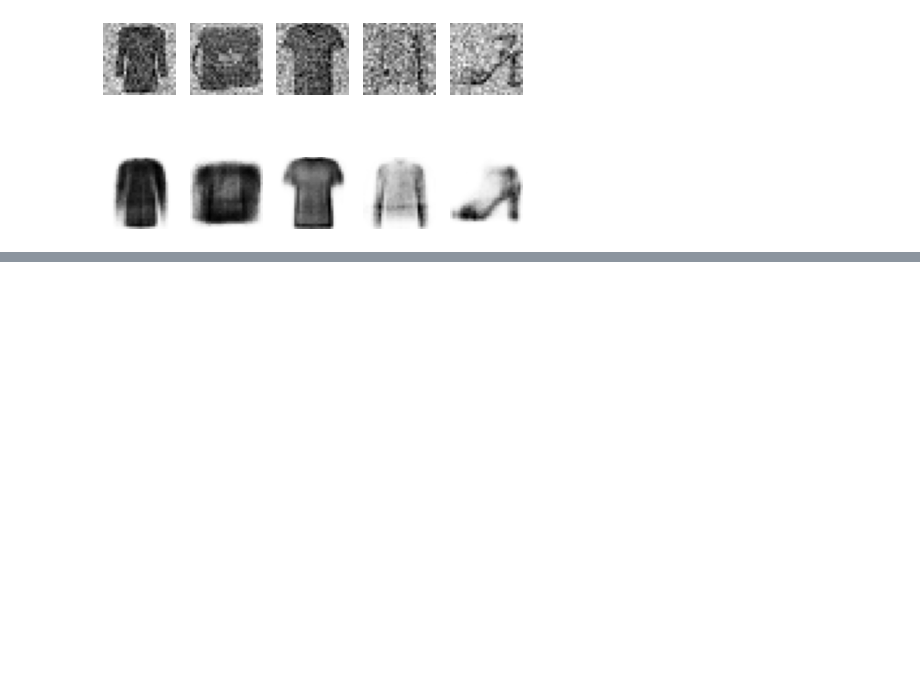
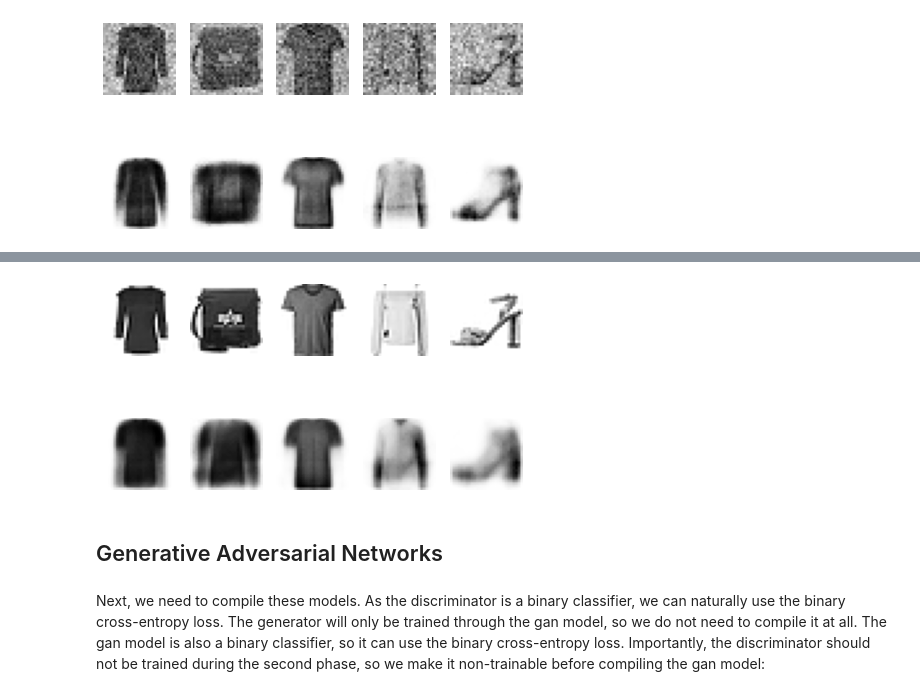
Before and after one commit to Shrey-Viradiya/HandsOnMachineLearning, a Jupyter notebook: Representation_Learning_and_Generative_Learning_Using_Autoencoders_and_GANs.ipynb, the cells around one changed output, grey strips where cells are left out. Saved outputs shown, nothing was run; the diff lists cells and outputs as text; code cells hidden in the pictures; blank space fills up the shorter version.

Commit message:
Representation_Learning_and_Generative_Learning_Using_Autoencoders_and_GANs.ipynb run remaining

```diff
--- a/Representation_Learning_and_Generative_Learning_Using_Autoencoders_and_GANs.ipynb
+++ b/Representation_Learning_and_Generative_Learning_Using_Autoencoders_and_GANs.ipynb
@@ -523,0 +526,18 @@ plt.show()
+# %%
+sparse_l1_encoder = keras.models.Sequential([
+    keras.layers.Flatten(input_shape = [28,28]),
+    keras.layers.Dense(100, activation = 'selu'),
+    keras.layers.Dense(300, activation = 'sigmoid'),
+    keras.layers.ActivityRegularization(l1=1e-3)
+])
+
+sparse_l1_decoder = keras.models.Sequential([
+    keras.layers.Dense(100, activation = 'selu', input_shape=[300]),
+    keras.layers.Dense(28 * 28, activation = 'sigmoid'),
+    keras.layers.Reshape([28,28])
+])
+
+sparse_l1_AE = keras.models.Sequential([sparse_l1_encoder, sparse_l1_decoder])
+# %%
+sparse_l1_AE.compile(loss = 'binary_crossentropy', optimizer = keras.optimizers.SGD(lr =1.0), metrics=[rounded_accuracy])
+sparse_l1_AE.fit(X_train, X_train, epochs = 10, validation_data=(X_valid, X_valid))
@@ -523,0 +566,6 @@ plt.show()
+# %%
+show_reconstructions(sparse_l1_AE)
+# %% [output]
+[figure, added]
+# %% [markdown]
+## Generative Adversarial Networks
@@ -523,0 +590,2 @@ plt.show()
+# %% [markdown]
+Next, we need to compile these models. As the discriminator is a binary classifier, we can naturally use the binary cross-entropy loss. The generator will only be trained through the gan model, so we do not need to compile it at all. The gan model is also a binary classifier, so it can use the binary cross-entropy loss. Importantly, the discriminator should not be trained during the second phase, so we make it non-trainable before compiling the gan model:
```
Also changed, not shown: parts of 32 cells of this notebook.
